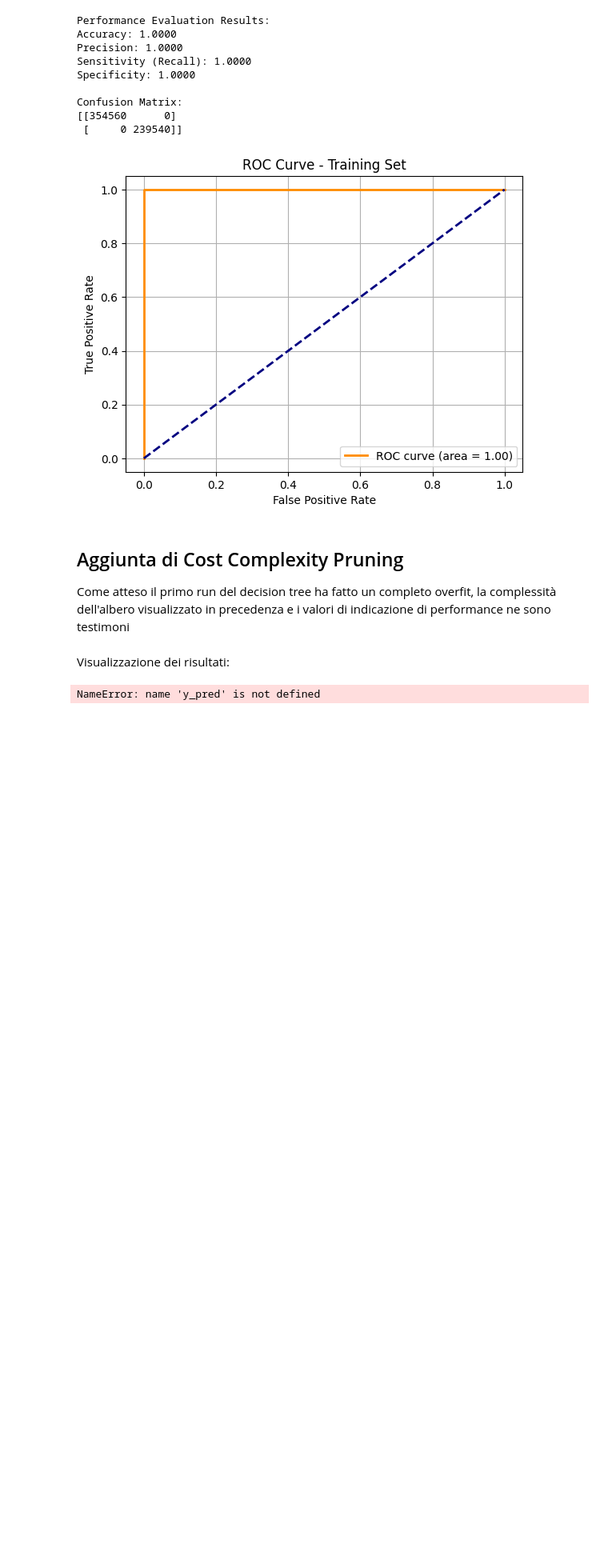
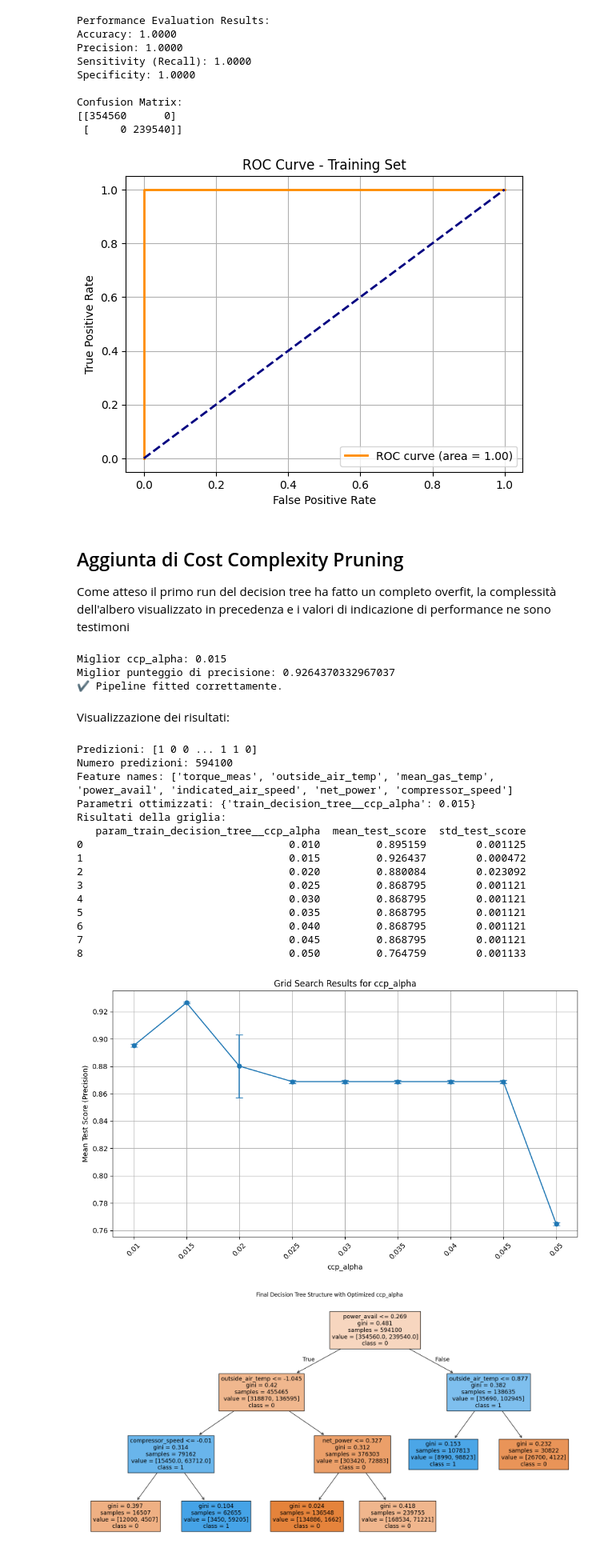
Before and after one commit to TizianoCosta/AML_2425_FinalProject, a Jupyter notebook: notebook/tree.ipynb, the cells around one changed output. Shown at 80% size. Saved outputs shown, nothing was run; the diff lists cells and outputs as text; code cells hidden in the pictures; blank space fills up the shorter version.

```diff
--- a/notebook/tree.ipynb
+++ b/notebook/tree.ipynb
@@ -814,7 +814,7 @@ pipeline_final = Pipeline([
 ])
 
 param_grid = {
-    'train_decision_tree__ccp_alpha': [0.0, 0.001, 0.01, 0.05, 0.1]
+    'train_decision_tree__ccp_alpha': [0.01, 0.015, 0.02, 0.025, 0.03, 0.035, 0.04, 0.045, 0.05]
 }
 
 grid = GridSearchCV(
@@ -836,6 +836,10 @@ y_pred = grid.predict(X_train)
 # Verifiche
 check_is_fitted(grid.best_estimator_.named_steps['train_decision_tree'])
 print("✔️ Pipeline fitted correttamente.")
+# %% [output]
+Miglior ccp_alpha: 0.015
+Miglior punteggio di precisione: 0.9264370332967037
+✔️ Pipeline fitted correttamente.
 # %% [markdown]
 Visualizzazione dei risultati:
 # %%
@@ -855,31 +859,52 @@ plt.figure(figsize=(10, 6))
 plt.errorbar(
     results_df['param_train_decision_tree__ccp_alpha'].astype(str),
     results_df['mean_test_score'],
     yerr=results_df['std_test_score'],
     fmt='o-',
     capsize=5
 )
 plt.title('Grid Search Results for ccp_alpha')
 plt.xlabel('ccp_alpha')
 plt.ylabel('Mean Test Score (Precision)')
 plt.xticks(rotation=45)
 plt.grid()
 plt.tight_layout()
 plt.show()
 # Visualizza l'albero decisionale finale
 from sklearn.tree import plot_tree
 plt.figure(figsize=(20, 10))
 plot_tree(grid.best_estimator_.named_steps['train_decision_tree'].model,
            feature_names=new_names_for_train_data, class_names=['0', '1'], filled=True)
 plt.title("Final Decision Tree Structure with Optimized ccp_alpha")
 plt.show()
+
 # Esegui la valutazione
+
+pipeline_final.named_steps['rename_features'].fit(X_train, y_train)
+pipeline_final.named_steps['scale_data'].fit(pipeline_final.named_steps['rename_features'].transform(X_train))
+
 evaluator = DecisionTreePerformanceEvaluator(
     model=grid.best_estimator_.named_steps['train_decision_tree'],
     X=pipeline_final.named_steps['scale_data'].transform(
         pipeline_final.named_steps['rename_features'].transform(X_train)
     ),
     y=y_train
 )
 # %% [output]
-NameError: name 'y_pred' is not defined
+Predizioni: [1 0 0 ... 1 1 0]
+Numero predizioni: 594100
+Feature names: ['torque_meas', 'outside_air_temp', 'mean_gas_temp', 'power_avail', 'indicated_air_speed', 'net_power', 'compressor_speed']
+Parametri ottimizzati: {'train_decision_tree__ccp_alpha': 0.015}
+Risultati della griglia:
+   param_train_decision_tree__ccp_alpha  mean_test_score  std_test_score
+0                                 0.010         0.895159        0.001125
+1                                 0.015         0.926437        0.000472
+2                                 0.020         0.880084        0.023092
+3                                 0.025         0.868795        0.001121
+4                                 0.030         0.868795        0.001121
+5                                 0.035         0.868795        0.001121
+6                                 0.040         0.868795        0.001121
+7                                 0.045         0.868795        0.001121
+8                                 0.050         0.764759        0.001133
+[figure, added]
+[figure, added]
```
